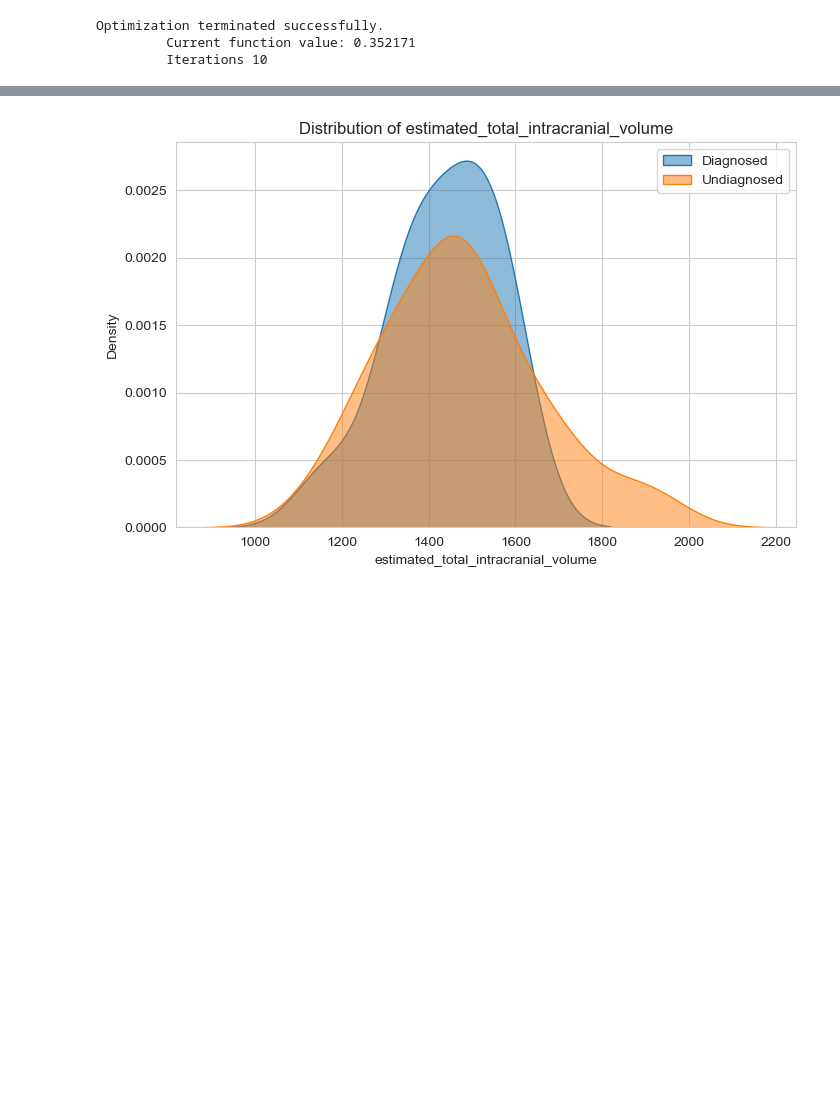
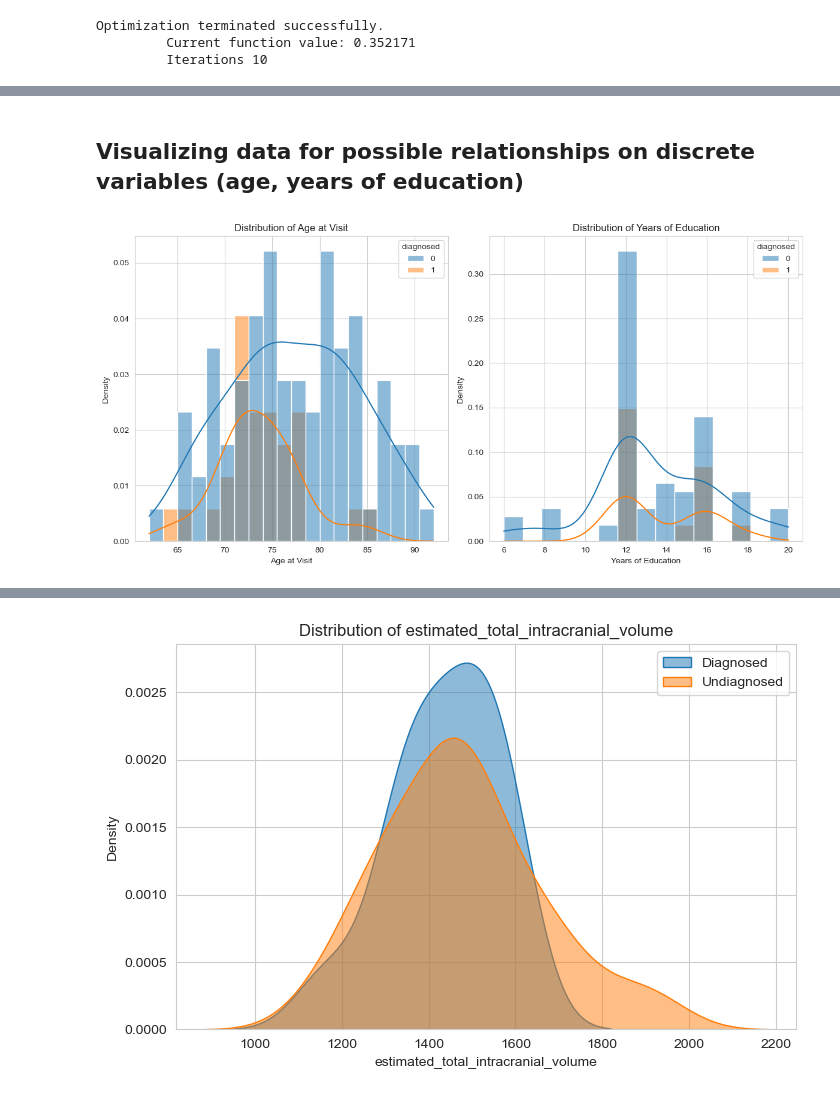
Before and after one commit to jbotmallen/DATA_ANALYTICS, a Jupyter notebook: Assigments/Lecture_1/alex.ipynb, the cells around one changed output, grey strips where cells are left out. Cells and saved outputs as stored; diff of their text form; code cells hidden in the pictures; blank space fills up the shorter version.

```diff
--- a/Assigments/Lecture_1/alex.ipynb
+++ b/Assigments/Lecture_1/alex.ipynb
@@ -234,0 +240,26 @@ print(results_df)
+# %% [markdown]
+## Visualizing data for possible relationships on discrete variables (age, years of education)
+# %%
+import seaborn as sns
+import matplotlib.pyplot as plt
+
+sns.set_style("whitegrid")
+
+# Create 1 row, 2 columns of subplots
+fig, axes = plt.subplots(1, 2, figsize=(12, 6))
+
+# Plot Age at Visit distribution
+sns.histplot(df, x="age_at_visit", hue="diagnosed", bins=20, kde=True, stat="density", ax=axes[0], alpha=0.5)
+axes[0].set_title("Distribution of Age at Visit")
+axes[0].set_xlabel("Age at Visit")
+
+# Plot Years of Education distribution
+sns.histplot(df, x="education_years", hue="diagnosed", bins=15, kde=True, stat="density", ax=axes[1], alpha=0.5)
+axes[1].set_title("Distribution of Years of Education")
+axes[1].set_xlabel("Years of Education")
+
+# Adjust layout
+plt.tight_layout()
+plt.show()
+# %% [output]
+[figure, added]
```
Also changed, not shown: parts of 29 cells of this notebook, 3 other files.
